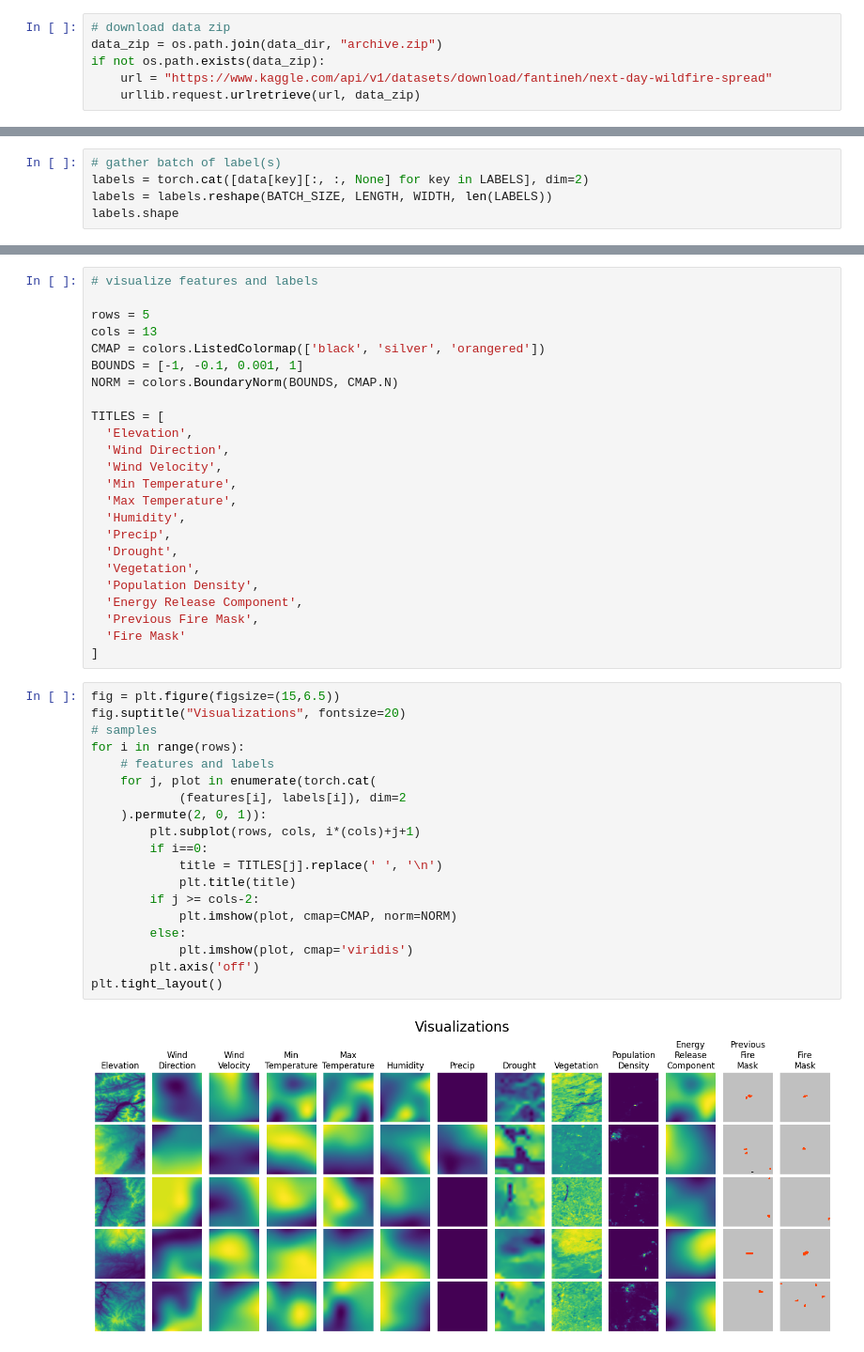
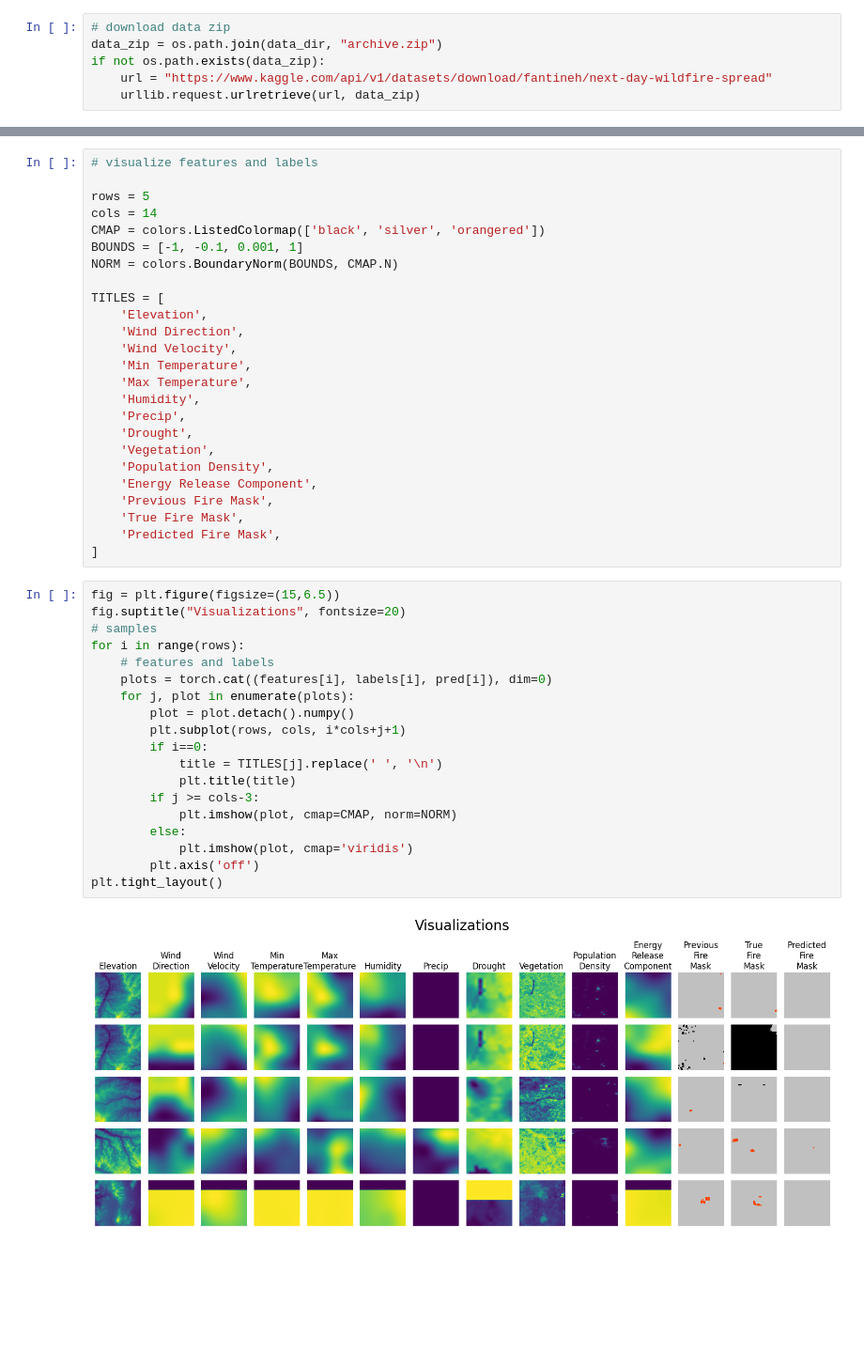
Before and after one commit to tkaraffa/wildfire-spread, a Jupyter notebook: wildfire.ipynb, the cells around one changed output, grey strips where cells are left out. Shown at 94% size. Cells and saved outputs as stored; diff of their text form; blank space fills up the shorter version.

Commit message:
add train/test loop, better data loading actually using the train/test/eval split provided in the files, plot for prediction

```diff
--- a/wildfire.ipynb
+++ b/wildfire.ipynb
@@ -70,5 +99,0 @@ torch.Size([256, 64, 64, 12])
-# %%
-# gather batch of label(s)
-labels = torch.cat([data[key][:, :, None] for key in LABELS], dim=2)
-labels = labels.reshape(BATCH_SIZE, LENGTH, WIDTH, len(LABELS))
-labels.shape
@@ -78,44 +157,45 @@ torch.Size([256, 64, 64, 1])
 # visualize features and labels
 
 rows = 5
-cols = 13
+cols = 14
 CMAP = colors.ListedColormap(['black', 'silver', 'orangered'])
 BOUNDS = [-1, -0.1, 0.001, 1]
 NORM = colors.BoundaryNorm(BOUNDS, CMAP.N)
 
 TITLES = [
-  'Elevation',
-  'Wind Direction',
-  'Wind Velocity',
-  'Min Temperature',
-  'Max Temperature',
-  'Humidity',
-  'Precip',
-  'Drought',
-  'Vegetation',
-  'Population Density',
-  'Energy Release Component',
-  'Previous Fire Mask',
-  'Fire Mask'
+    'Elevation',
+    'Wind Direction',
+    'Wind Velocity',
+    'Min Temperature',
+    'Max Temperature',
+    'Humidity',
+    'Precip',
+    'Drought',
+    'Vegetation',
+    'Population Density',
+    'Energy Release Component',
+    'Previous Fire Mask',
+    'True Fire Mask',
+    'Predicted Fire Mask',
 ]
 # %%
 fig = plt.figure(figsize=(15,6.5))
 fig.suptitle("Visualizations", fontsize=20)
 # samples
 for i in range(rows):
     # features and labels
-    for j, plot in enumerate(torch.cat(
-            (features[i], labels[i]), dim=2
-    ).permute(2, 0, 1)):
-        plt.subplot(rows, cols, i*(cols)+j+1)
+    plots = torch.cat((features[i], labels[i], pred[i]), dim=0)
+    for j, plot in enumerate(plots):
+        plot = plot.detach().numpy()
+        plt.subplot(rows, cols, i*cols+j+1)
         if i==0:
             title = TITLES[j].replace(' ', '\n')
             plt.title(title)
-        if j >= cols-2:
+        if j >= cols-3:
             plt.imshow(plot, cmap=CMAP, norm=NORM)
         else:
             plt.imshow(plot, cmap='viridis')
         plt.axis('off')
 plt.tight_layout()
 # %% [output]
-[figure, old version]
+[figure, new version]
```
Also changed, not shown: parts of 11 cells of this notebook.
